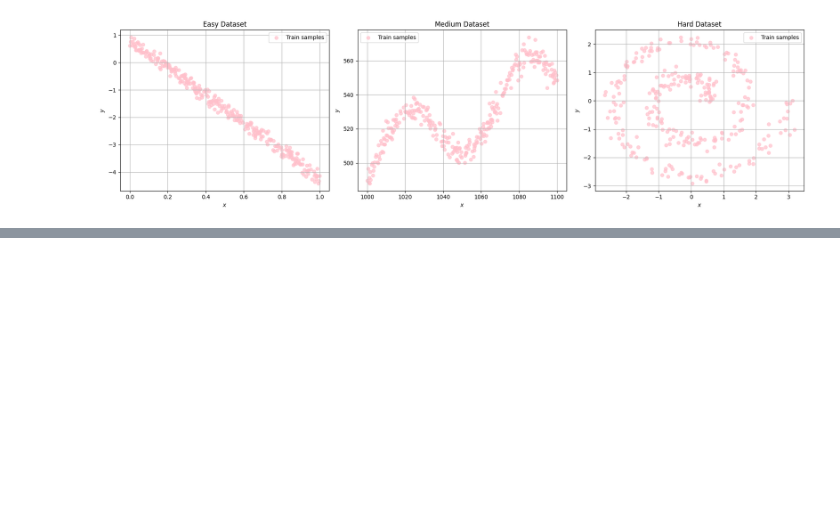
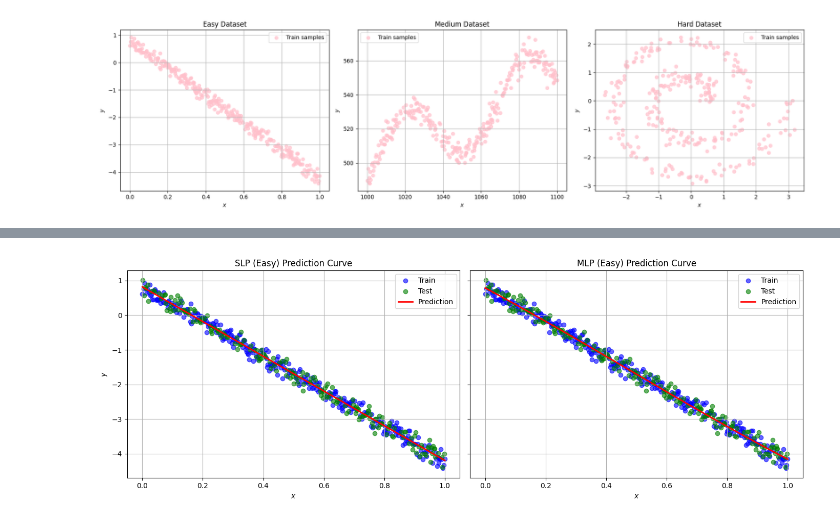
Before and after one commit to sudeonder/CS550-HW3, a Jupyter notebook: main.ipynb, the cells around one changed output, grey strips where cells are left out. Saved outputs shown, nothing was run; the diff lists cells and outputs as text; code cells hidden in the pictures; blank space fills up the shorter version.

```diff
--- a/main.ipynb
+++ b/main.ipynb
@@ -33,0 +273,24 @@ plt.show()
+# %%
+# Reshape inputs to 2D
+easy_x_train = easy_x.reshape(-1, 1)
+easy_x_test = np.loadtxt("data/easy_test.txt")[:, 0].reshape(-1, 1)
+easy_y_test = np.loadtxt("data/easy_test.txt")[:, 1]
+
+# Run grid search
+best_slp_easy, slp_config_easy, slp_mse_easy = run_slp_grid(
+    easy_x_train, easy_y, easy_x_test, easy_y_test
+)
+
+best_mlp_easy, mlp_config_easy, mlp_mse_easy = run_mlp_grid(
+    easy_x_train, easy_y, easy_x_test, easy_y_test
+)
+
+# Log best models
+print("\n✅ Best SLP on Easy:")
+print(f"  MSE: {slp_mse_easy:.4f}")
+print(f"  Config: lr={slp_config_easy[0]}, momentum={slp_config_easy[1]}")
+
+print("\n✅ Best MLP on Easy:")
+print(f"  MSE: {mlp_mse_easy:.4f}")
+print(f"  Config: lr={mlp_config_easy[0]}, momentum={mlp_config_easy[1]}, "
+      f"hidden={mlp_config_easy[2]}, activation={mlp_config_easy[3]}")
@@ -33,0 +356,14 @@ plt.show()
+# %%
+# Plot predictions for easy dataset
+plot_side_by_side(
+    model1=best_slp_easy,
+    model2=best_mlp_easy,
+    x_train=easy_x_train,
+    y_train=easy_y,
+    x_test=easy_x_test,
+    y_test=easy_y_test,
+    label1="SLP (Easy)",
+    label2="MLP (Easy)"
+)
+# %% [output]
+[figure, added]
```
Also changed, not shown: parts of 12 cells of this notebook.
